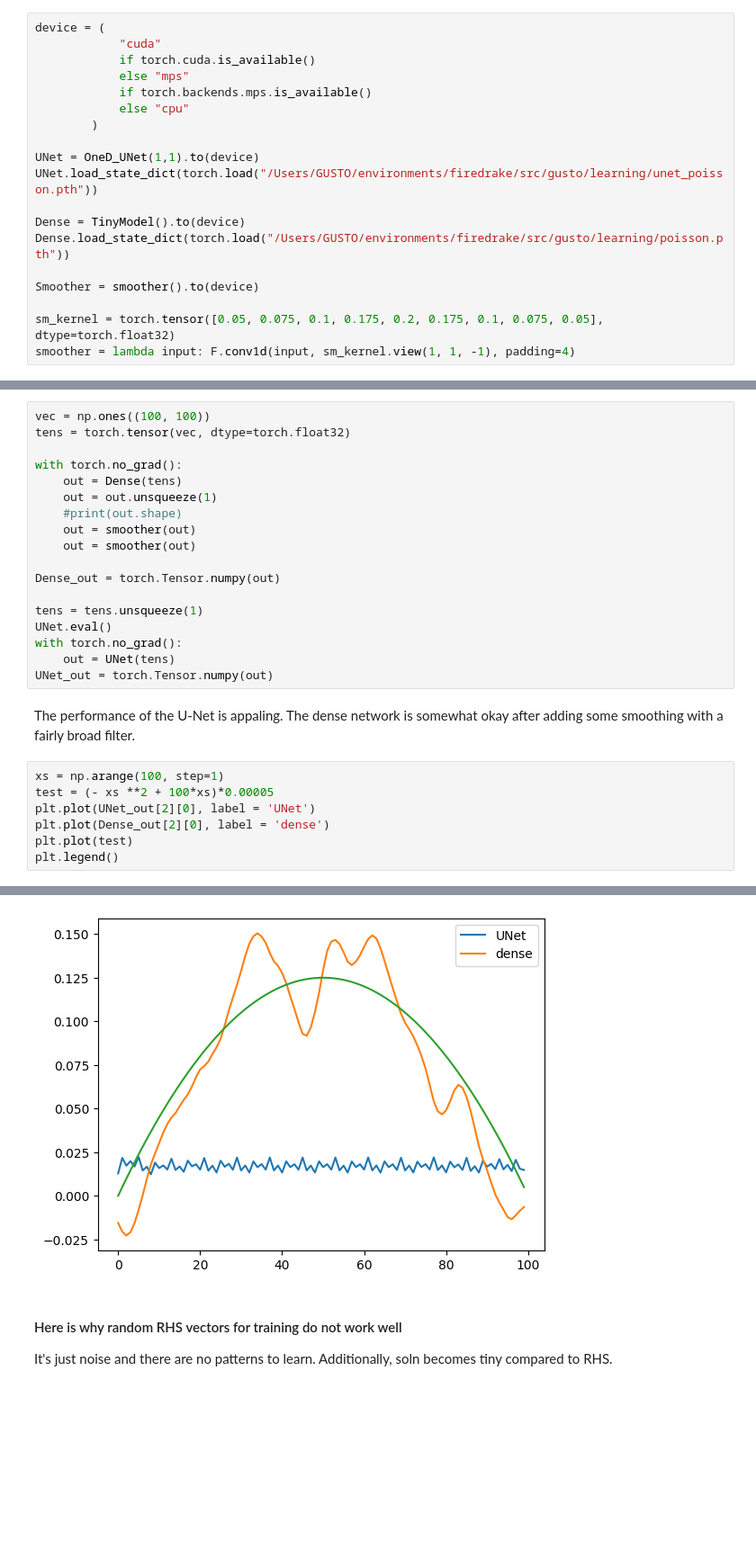
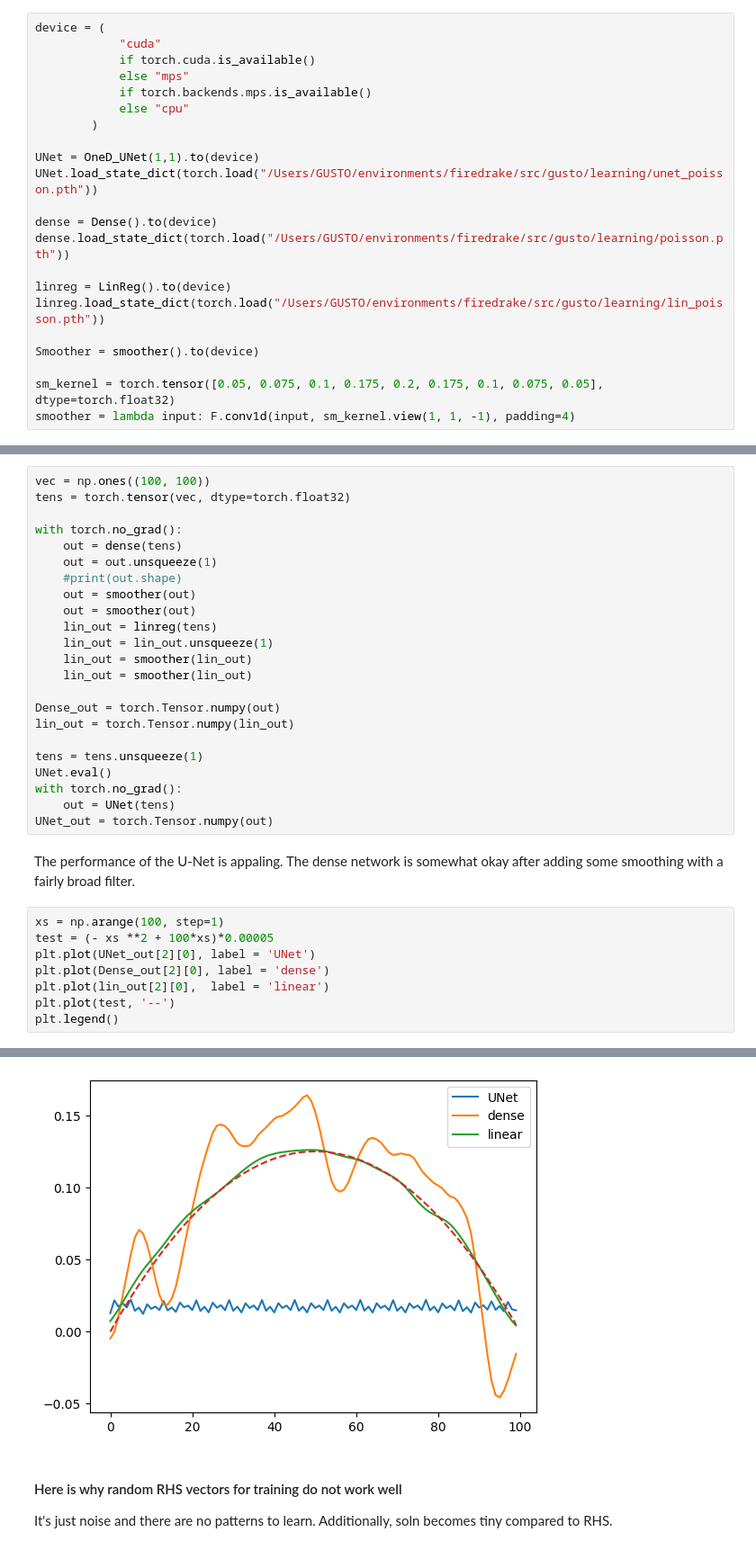
Before and after one commit to benni-bu/gusto, a Jupyter notebook: learning/testnb.ipynb, the cells around one changed output, grey strips where cells are left out. Shown at 90% size. Drawn from its saved outputs; the diff is of its cells as text; blank space fills up the shorter version.

```diff
--- a/learning/testnb.ipynb
+++ b/learning/testnb.ipynb
@@ -71,8 +71,11 @@ device = (
 UNet = OneD_UNet(1,1).to(device)
 UNet.load_state_dict(torch.load("/Users/GUSTO/environments/firedrake/src/gusto/learning/unet_poisson.pth"))
 
-Dense = TinyModel().to(device)
-Dense.load_state_dict(torch.load("/Users/GUSTO/environments/firedrake/src/gusto/learning/poisson.pth"))
+dense = Dense().to(device)
+dense.load_state_dict(torch.load("/Users/GUSTO/environments/firedrake/src/gusto/learning/poisson.pth"))
+
+linreg = LinReg().to(device)
+linreg.load_state_dict(torch.load("/Users/GUSTO/environments/firedrake/src/gusto/learning/lin_poisson.pth"))
 
 Smoother = smoother().to(device)
 
@@ -85,13 +88,18 @@ vec = np.ones((100, 100))
 tens = torch.tensor(vec, dtype=torch.float32)
 
 with torch.no_grad():
-    out = Dense(tens)
+    out = dense(tens)
     out = out.unsqueeze(1)
     #print(out.shape)
     out = smoother(out)
     out = smoother(out)
+    lin_out = linreg(tens)
+    lin_out = lin_out.unsqueeze(1)
+    lin_out = smoother(lin_out)
+    lin_out = smoother(lin_out)
 
 Dense_out = torch.Tensor.numpy(out)
+lin_out = torch.Tensor.numpy(lin_out)
 
 tens = tens.unsqueeze(1)
 UNet.eval()
@@ -103,13 +111,14 @@ The performance of the U-Net is appaling. The dense network is somewhat okay aft
 # %%
 xs = np.arange(100, step=1)
 test = (- xs **2 + 100*xs)*0.00005
 plt.plot(UNet_out[2][0], label = 'UNet')
 plt.plot(Dense_out[2][0], label = 'dense')
-plt.plot(test)
+plt.plot(lin_out[2][0],  label = 'linear')
+plt.plot(test, '--')
 plt.legend()
 # %% [output]
 <matplotlib.legend.Legend at 0x...>
-[figure, old version]
+[figure, new version]
 # %% [markdown]
 #### Here is why random RHS vectors for training do not work well
 It's just noise and there are no patterns to learn. Additionally, soln becomes tiny compared to RHS.
```
Also changed, not shown: parts of 29 cells of this notebook, 5 other files.
